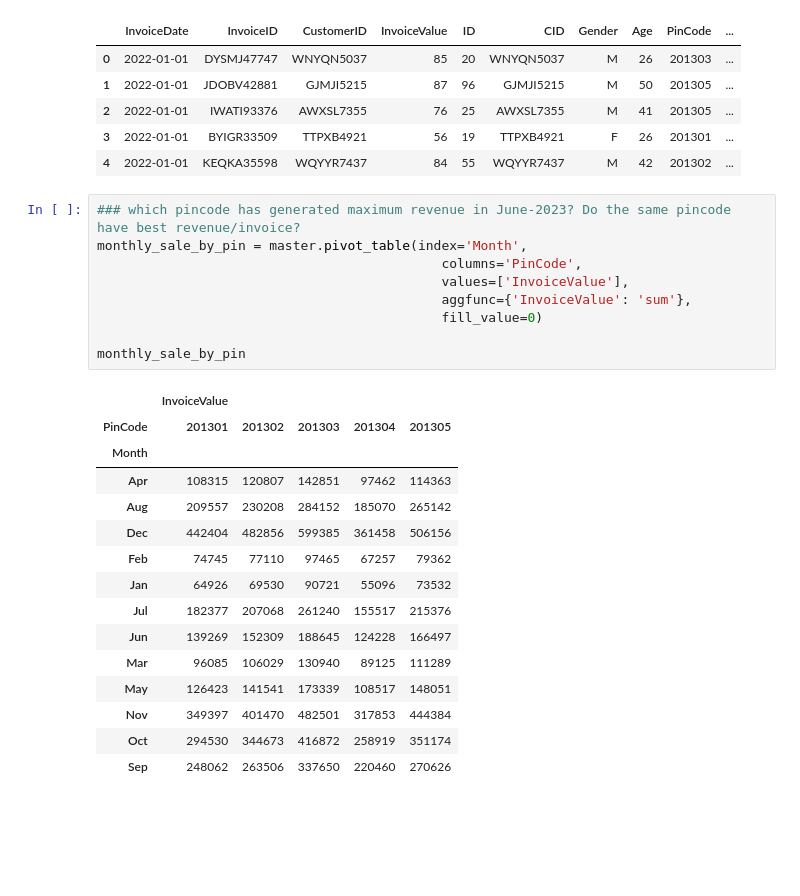
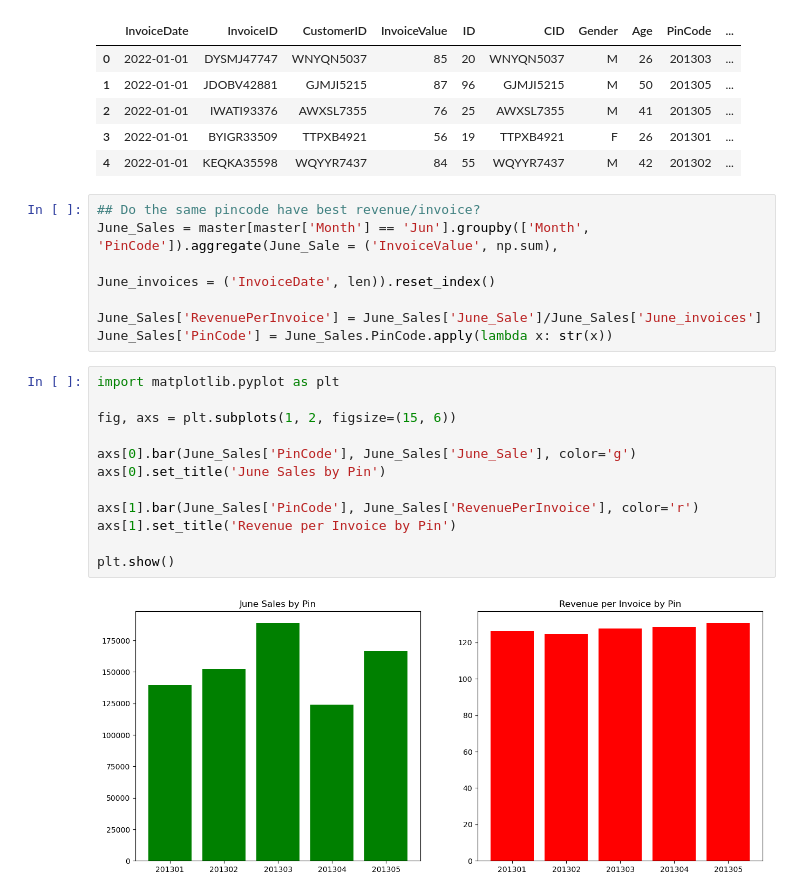
Before and after one commit to DrAanchalAwasthi/STAT742, a Jupyter notebook: ABC-Corporation-Sales/Business-Questions-Q1.ipynb, the cells around one changed output. Cells and saved outputs as stored; diff of their text form; blank space fills up the shorter version.

```diff
--- a/ABC-Corporation-Sales/Business-Questions-Q1.ipynb
+++ b/ABC-Corporation-Sales/Business-Questions-Q1.ipynb
@@ -127,28 +128,24 @@ master.head()
 | 2 | 2022-01-01 | IWATI93376 | AWXSL7355 | 76 | 25 | AWXSL7355 | M | 41 | 201305 | ... |
 | 3 | 2022-01-01 | BYIGR33509 | TTPXB4921 | 56 | 19 | TTPXB4921 | F | 26 | 201301 | ... |
 | 4 | 2022-01-01 | KEQKA35598 | WQYYR7437 | 84 | 55 | WQYYR7437 | M | 42 | 201302 | ... |
-# %%
-### which pincode has generated maximum revenue in June-2023? Do the same pincode have best revenue/invoice?
-monthly_sale_by_pin = master.pivot_table(index='Month',
-                                            columns='PinCode',
-                                            values=['InvoiceValue'],
-                                            aggfunc={'InvoiceValue': 'sum'},
-                                            fill_value=0)
-
-monthly_sale_by_pin
-# %% [output]
-|  | InvoiceValue |  |  |  |  |
-| PinCode | 201301 | 201302 | 201303 | 201304 | 201305 |
-| Month |  |  |  |  |  |
-| Apr | 108315 | 120807 | 142851 | 97462 | 114363 |
-| Aug | 209557 | 230208 | 284152 | 185070 | 265142 |
-| Dec | 442404 | 482856 | 599385 | 361458 | 506156 |
-| Feb | 74745 | 77110 | 97465 | 67257 | 79362 |
-| Jan | 64926 | 69530 | 90721 | 55096 | 73532 |
-| Jul | 182377 | 207068 | 261240 | 155517 | 215376 |
-| Jun | 139269 | 152309 | 188645 | 124228 | 166497 |
-| Mar | 96085 | 106029 | 130940 | 89125 | 111289 |
-| May | 126423 | 141541 | 173339 | 108517 | 148051 |
-| Nov | 349397 | 401470 | 482501 | 317853 | 444384 |
-| Oct | 294530 | 344673 | 416872 | 258919 | 351174 |
-| Sep | 248062 | 263506 | 337650 | 220460 | 270626 |
+# %%
+## Do the same pincode have best revenue/invoice?
+June_Sales = master[master['Month'] == 'Jun'].groupby(['Month', 'PinCode']).aggregate(June_Sale = ('InvoiceValue', np.sum),
+                                                                         June_invoices = ('InvoiceDate', len)).reset_index()
+
+June_Sales['RevenuePerInvoice'] = June_Sales['June_Sale']/June_Sales['June_invoices']
+June_Sales['PinCode'] = June_Sales.PinCode.apply(lambda x: str(x))
+# %%
+import matplotlib.pyplot as plt
+
+fig, axs = plt.subplots(1, 2, figsize=(15, 6))
+
+axs[0].bar(June_Sales['PinCode'], June_Sales['June_Sale'], color='g')
+axs[0].set_title('June Sales by Pin')
+
+axs[1].bar(June_Sales['PinCode'], June_Sales['RevenuePerInvoice'], color='r')
+axs[1].set_title('Revenue per Invoice by Pin')
+
+plt.show()
+# %% [output]
+[figure, added]
```
Also changed, not shown: parts of 25 cells of this notebook, 1 other file.
